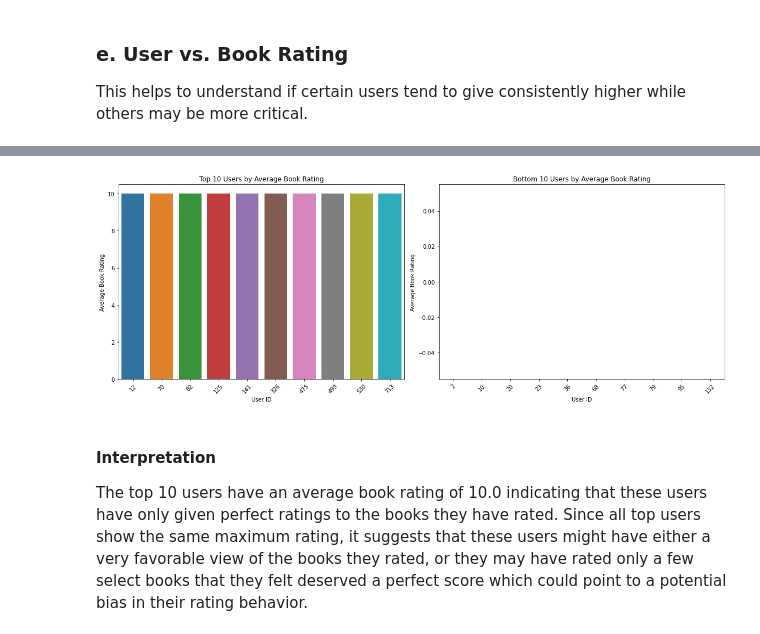
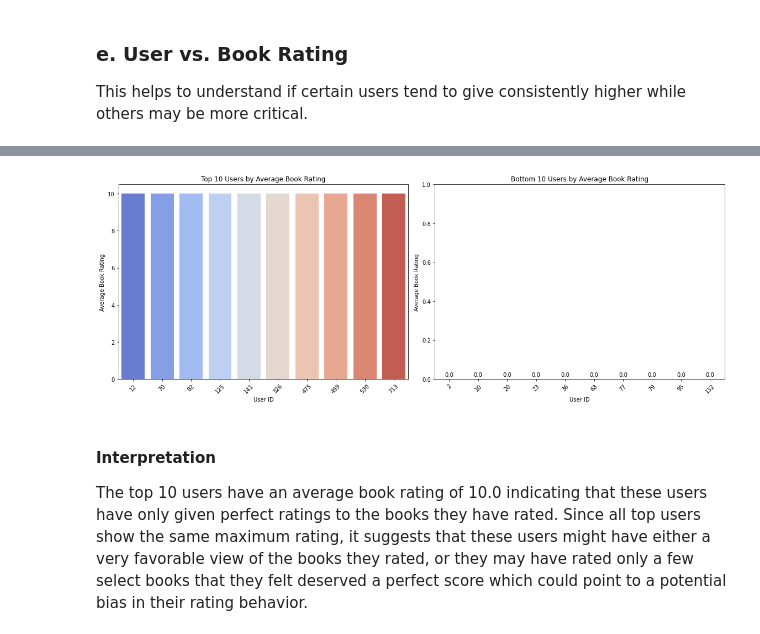
Before and after one commit to Mr-PeterMaina/PHASE-4, a Jupyter notebook: Book_Recommendation_System.ipynb, the cells around one changed output, grey strips where cells are left out. Cells and saved outputs as stored; diff of their text form; code cells hidden in the pictures.

```diff
--- a/Phase4project.ipynb
+++ b/Book_Recommendation_System.ipynb
@@ -602,26 +611,39 @@ Bottom 10 users:    UserID  Rating
 # %%
 # Set up the figure and axes for side-by-side plots
 fig, axes = plt.subplots(1, 2, figsize=(16, 6))
 
+# Define a custom color palette
+colors = sns.color_palette("coolwarm", 10)
+
 # Plot for Top 10 Users
-sns.barplot(x='UserID', y='Rating', data=top_10_users, ax=axes[0])
+sns.barplot(x='UserID', y='Rating', data=top_10_users, ax=axes[0], palette=colors)
 axes[0].set_title('Top 10 Users by Average Book Rating')
 axes[0].set_xlabel('User ID')
 axes[0].set_ylabel('Average Book Rating')
 axes[0].tick_params(axis='x', rotation=45)
 
 # Plot for Bottom 10 Users
-sns.barplot(x='UserID', y='Rating', data=bottom_10_users, ax=axes[1])
+sns.barplot(x='UserID', y='Rating', data=bottom_10_users, ax=axes[1], palette=colors)
 axes[1].set_title('Bottom 10 Users by Average Book Rating')
 axes[1].set_xlabel('User ID')
 axes[1].set_ylabel('Average Book Rating')
 axes[1].tick_params(axis='x', rotation=45)
 
+# Add labels to zero-rating bars
+for bar in axes[1].patches:
+    axes[1].annotate(
+        format(bar.get_height(), '.1f'),  # Add text as '0.0' for zero ratings
+        (bar.get_x() + bar.get_width() / 2, bar.get_height()),  # Position label in the middle
+        ha='center', va='center', size=10, xytext=(0, 8), textcoords='offset points'
+    )
+# Adjusting y-axis limits to ensure visibility
+axes[1].set_ylim(0, 1)
+
 # Adjust layout
 plt.tight_layout()
 plt.show()
 # %% [output]
-[figure, old version]
+[figure, new version]
 # %% [markdown]
 #### Interpretation
 The top 10 users have an average book rating of 10.0 indicating that these users have only given perfect ratings to the books they have rated. Since all top users show the same maximum rating, it suggests that these users might have either a very favorable view of the books they rated, or they may have rated only a few select books that they felt deserved a perfect score which could point to a potential bias in their rating behavior.
```
Also changed, not shown: parts of 31 cells of this notebook, 4 other files.
